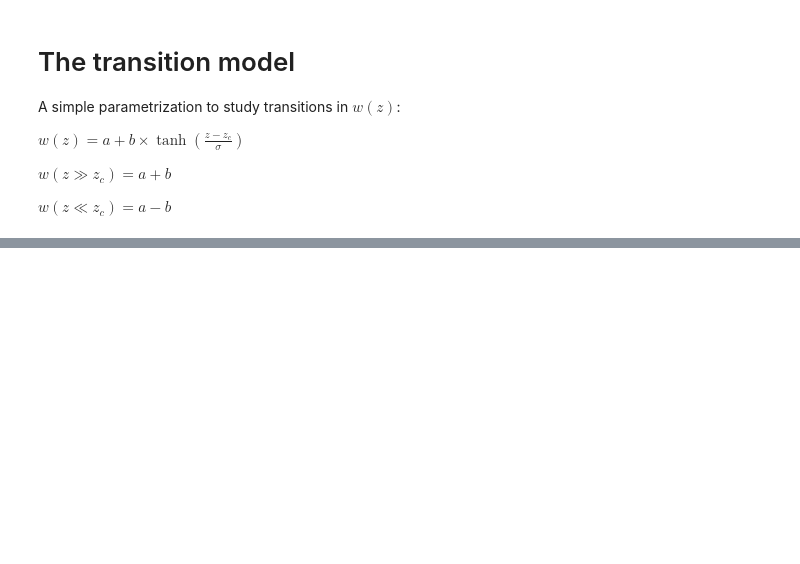
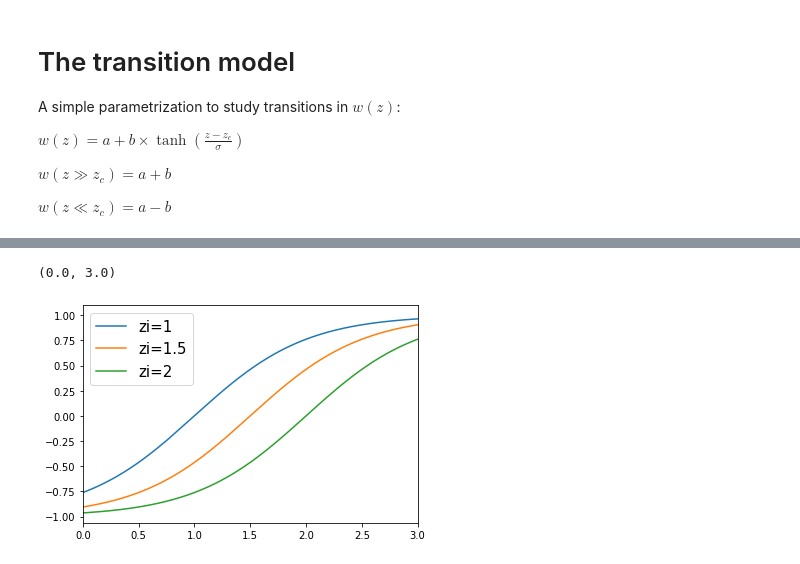
Before and after one commit to SBU-COSMOLIKE/CAMB, a Jupyter notebook: docs/LateDE_demo.ipynb, the cells around one changed output, grey strips where cells are left out. Saved outputs shown, nothing was run; the diff lists cells and outputs as text; code cells hidden in the pictures; blank space fills up the shorter version.

Commit message:
numeric tanh

```diff
--- a/docs/LateDE_demo.ipynb
+++ b/docs/LateDE_demo.ipynb
@@ -120,0 +195,9 @@ Text(0.5, 0, '$z$')
+# %%
+plt.plot(zz,np.tanh(zz-1), label='zi=1')
+plt.plot(zz,np.tanh(zz-1.5), label='zi=1.5')
+plt.plot(zz,np.tanh(zz-2), label='zi=2')
+plt.legend(loc='best',fontsize=15)
+plt.xlim(0,3)
+# %% [output]
+(0.0, 3.0)
+[figure, added]
```
Also changed, not shown: parts of 6 cells of this notebook, 4 other files.
